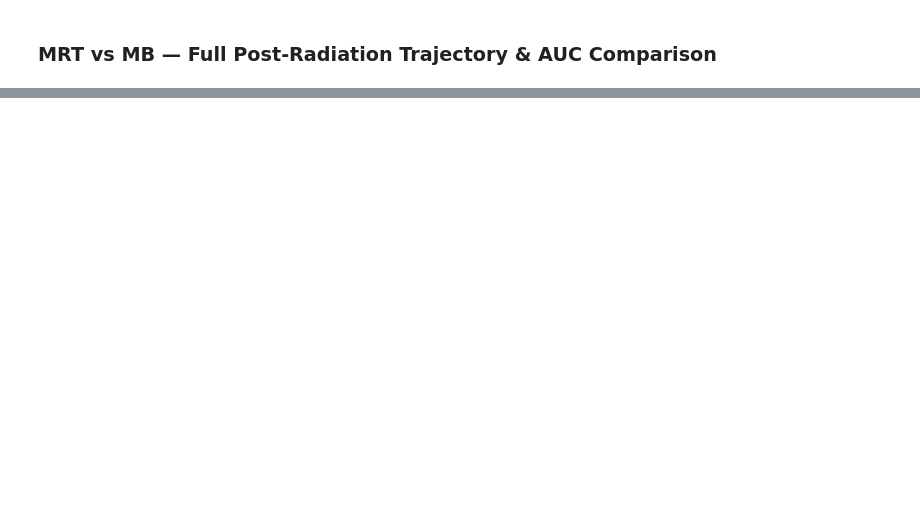
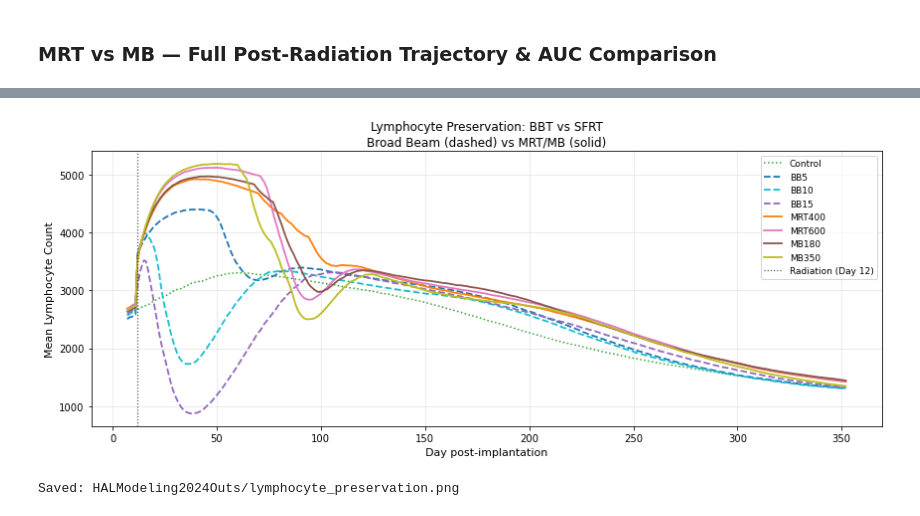
Before and after one commit to NafisaMaliat/GBM_Radiotherapy_ABM, a Jupyter notebook: GBM_SimulationResults.ipynb, the cells around one changed output, grey strips where cells are left out. Drawn from its saved outputs; the diff is of its cells as text; code cells hidden in the pictures; blank space fills up the shorter version.

Commit message:
Notebook: add lymphocyte preservation plot and tidy Java defaults

```diff
--- a/GBM_SimulationResults.ipynb
+++ b/GBM_SimulationResults.ipynb
@@ -1758,7 +1758,7 @@ for scen, style in traj_styles.items():
                 color=style['color'], linewidth=style['lw'], label=style['label'])
     # AUC over post-radiation window
     mask_post = d['days'] >= RADIATION_DAY
-    auc_results[scen] = float(np.trapz(d['mean'][mask_post], d['days'][mask_post]))
+    auc_results[scen] = float(np.trapz(d['mean'][mask_post], d['days'][mask_post])) * 20000  # % Brain×Days → cell count×days
 
 ax_top.axvline(x=RADIATION_DAY, color='red', linestyle='--', linewidth=1.5,
                alpha=0.8, label='Radiation (t=200)')
@@ -1804,7 +1804,7 @@ print()
 
 # AUC ranking
 print('AUC ranking (post-radiation, lower = better):')
-print('{:<6} {:<12} {:>22}'.format('Rank', 'Scenario', 'AUC (% Brain x Days)'))
+print('{:<6} {:<12} {:>22}'.format('Rank', 'Scenario', 'AUC (cell count × days)'))
 print('-' * 42)
 for rank, (scen, auc) in enumerate(
         sorted(auc_results.items(), key=lambda x: x[1]), start=1):
@@ -1827,0 +1835,58 @@ Rank   Scenario       AUC (% Brain x Days)
+# %%
+# --- Lymphocyte Preservation: BBT vs SFRT ---
+# Shows that broad beam scenarios (dashed) cause sharp lymphocyte depletion
+# after radiation while SFRT scenarios (solid) preserve immune cells via the
+# valley dose mechanism (D_eff=0 for lymphocytes outside beam circles).
+
+def load_lymphocytes(scenario, min_date="20260415"):
+    folder = os.path.join(BASE_DIR, f"Scenario{scenario}")
+    csv_files = sorted(glob.glob(os.path.join(folder, "TrialRunCounts_*.csv")))
+    filtered = [f for f in csv_files if os.path.basename(f).split('_')[1] >= min_date]
+    if not filtered:
+        return None
+    trials = [pd.read_csv(f) for f in filtered]
+    min_len = min(len(df) for df in trials)
+    timesteps = trials[0]['Timestep'].values[:min_len]
+    days = timestep_to_day(timesteps)
+    lymph = np.array([df['Lymphocytes'].values[:min_len] for df in trials])
+    return {'days': days, 'mean': lymph.mean(axis=0), 'std': lymph.std(axis=0)}
+
+lymph_scenarios = {
+    'Control': {'color': '#2ca02c', 'ls': ':', 'lw': 1.5},
+    'BB5':     {'color': '#1f77b4', 'ls': '--', 'lw': 1.8},
+    'BB10':    {'color': '#17becf', 'ls': '--', 'lw': 1.8},
+    'BB15':    {'color': '#9467bd', 'ls': '--', 'lw': 1.8},
+    'MRT400':  {'color': '#ff7f0e', 'ls': '-',  'lw': 1.8},
+    'MRT600':  {'color': '#e377c2', 'ls': '-',  'lw': 1.8},
+    'MB180':   {'color': '#8c564b', 'ls': '-',  'lw': 1.8},
+    'MB350':   {'color': '#bcbd22', 'ls': '-',  'lw': 1.8},
+}
+
+fig, ax = plt.subplots(figsize=(12, 5))
+
+for scen, style in lymph_scenarios.items():
+    d = load_lymphocytes(scen)
+    if d is None:
+        continue
+    mask = d['days'] >= RADIATION_DAY - 5
+    ax.plot(d['days'][mask], d['mean'][mask],
+            color=style['color'], linestyle=style['ls'],
+            linewidth=style['lw'], label=scen)
+
+ax.axvline(x=RADIATION_DAY, color='black', linestyle=':', linewidth=1.2,
+           alpha=0.7, label='Radiation (Day 12)')
+ax.set_xlabel('Day post-implantation', fontsize=11)
+ax.set_ylabel('Mean Lymphocyte Count', fontsize=11)
+ax.set_title('Lymphocyte Preservation: BBT vs SFRT\n'
+             'Broad Beam (dashed) vs MRT/MB (solid)', fontsize=12)
+ax.legend(fontsize=9, loc='upper right')
+ax.grid(True, alpha=0.3)
+plt.tight_layout()
+
+out_path = os.path.join(BASE_DIR, 'lymphocyte_preservation.png')
+plt.savefig(out_path, dpi=150, bbox_inches='tight')
+plt.show()
+print(f'Saved: {out_path}')
+# %% [output]
+[figure, added]
+Saved: HALModeling2024Outs/lymphocyte_preservation.png
```
Also changed, not shown: parts of 9 cells of this notebook, 2 other files.
